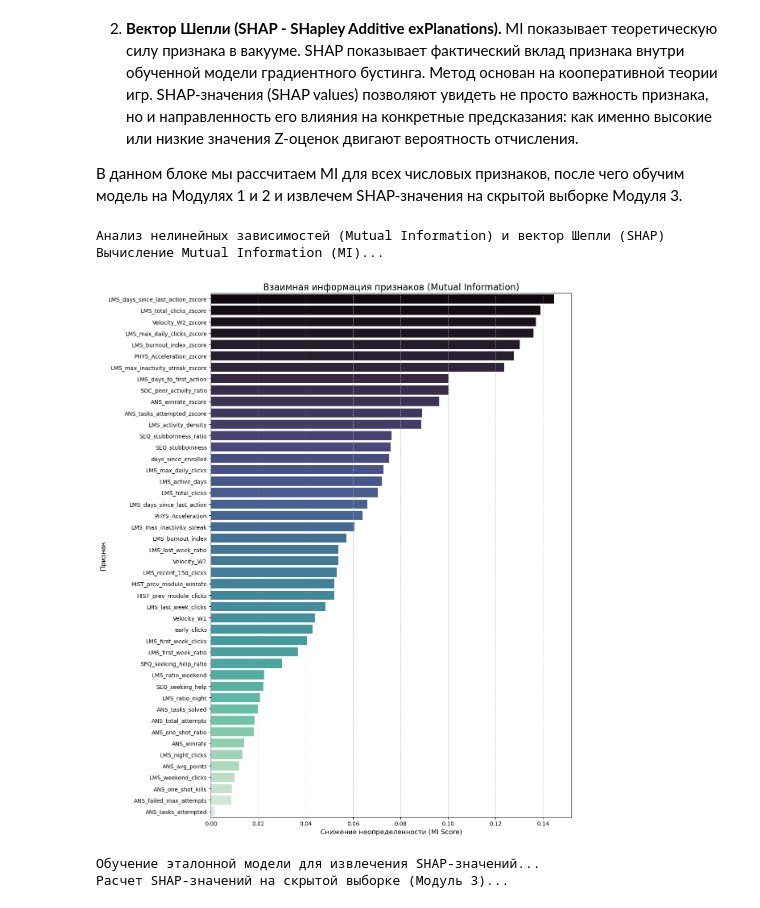
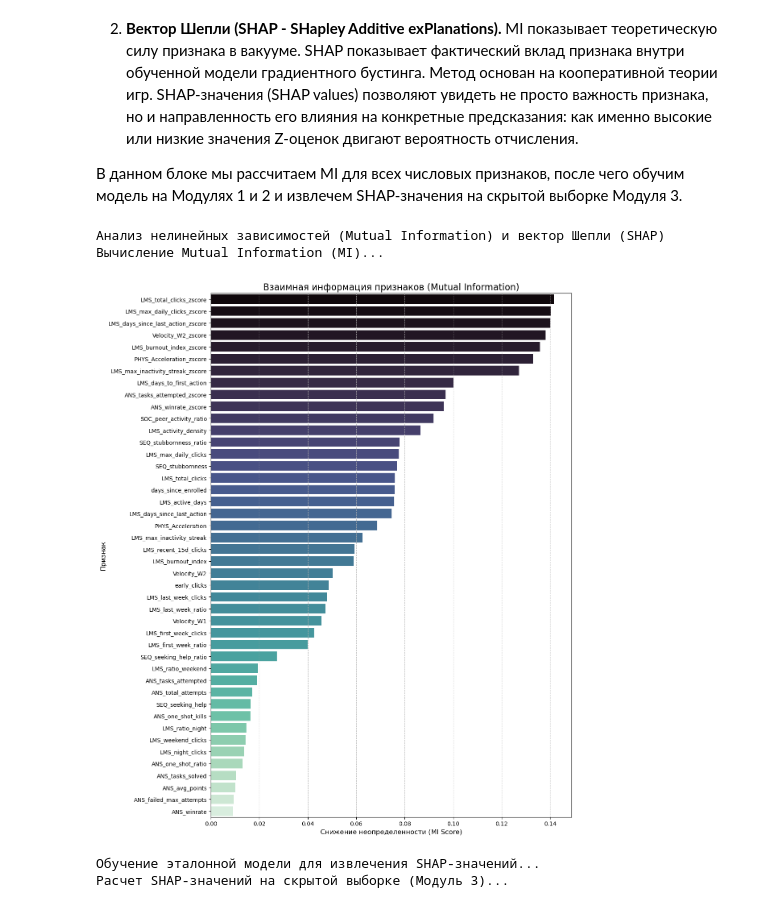
Before and after one commit to mariyakukhtinova-sys/hackaton_mipt_ds_25, a Jupyter notebook: Feature Selection/Feature Selection draft.ipynb, the cells around one changed output. Cells and saved outputs as stored; diff of their text form; code cells hidden in the pictures.

```diff
--- a/Feature Selection/Feature Selection draft.ipynb
+++ b/Feature Selection/Feature Selection draft.ipynb
@@ -623,10 +664,10 @@ sum(df.memory_usage(deep=True).sum() for df in dataframes.values()) / 1024**3
 # %%
 print("Итерация 1: Подготовка базового датасета и расчет профиля успеваемости")
 
-SRC_DIR = Path.cwd() / "src"
 
 # 1. ПОДГОТОВКА БАЗОВОГО ДАТАСЕТА И ДАТ СРЕЗА
 user_course_df = pd.read_csv(SRC_DIR / "status_modules_complete.csv")
+marias_df = user_course_df
 
 # 1. ПОДГОТОВКА ТАРГЕТА (Используем данные из памяти)
 base_target_df = user_course_df[['module', 'user_id', 'course_id', 'level_bin', 'status_by_best_heuristic']].copy()
@@ -5133,12 +5061,6 @@ plt.show()
 
 ## Скрипт сборки признакового пространства и расчета корреляций
 # %%
-import pandas as pd
-import numpy as np
-import matplotlib.pyplot as plt
-import seaborn as sns
-from scipy.stats import spearmanr
-
 print("Сборка полного признакового пространства и расчет корреляционной матрицы")
 
 # ==========================================
@@ -5329,9 +5251,7 @@ df_mega['SOC_peer_activity_ratio'] = (df_mega['LMS_total_clicks'] / df_mega['SOC
 df_mega['SOC_peer_activity_ratio'] = df_mega['SOC_peer_activity_ratio'].fillna(0)
 
 # --- 3.7 Исторический профиль (Track Record) ---
-df_mega = df_mega.sort_values(['user_id', 'module'])
-df_mega['HIST_prev_module_clicks'] = df_mega.groupby('user_id')['LMS_total_clicks'].shift(1).fillna(-1).astype('float32')
-df_mega['HIST_prev_module_winrate'] = df_mega.groupby('user_id')['ANS_winrate'].shift(1).fillna(-1).astype('float32')
+# удалён
 
 # --- 3.8 Z-Scores ---
 cols_to_normalize = ['LMS_total_clicks', 'LMS_days_since_last_action', 'LMS_burnout_index', 'LMS_max_inactivity_streak', 'LMS_max_daily_clicks', 'Velocity_W2', 'PHYS_Acceleration', 'ANS_winrate', 'ANS_tasks_attempted']
@@ -5431,12 +5351,6 @@ MI показывает теоретическую силу признака в
 
 В данном блоке мы рассчитаем MI для всех числовых признаков, после чего обучим модель на Модулях 1 и 2 и извлечем SHAP-значения на скрытой выборке Модуля 3.
 # %%
-try:
-    import shap
-except ImportError:
-    print("Для построения SHAP-графиков установите библиотеку: pip install shap")
-    raise
-
 print("Анализ нелинейных зависимостей (Mutual Information) и вектор Шепли (SHAP)")
 
 # ==========================================
@@ -5522,33 +5436,33 @@ model_shap.fit(train_pool)
 
 # ==========================================
 # 3. ИЗВЛЕЧЕНИЕ И ВИЗУАЛИЗАЦИЯ SHAP VALUES
 # ==========================================
 print("Расчет SHAP-значений на скрытой выборке (Модуль 3)...")
 
 # Инициализация TreeExplainer
 explainer = shap.TreeExplainer(model_shap)
 
 # Вычисление SHAP-значений для тестовой выборки
 shap_values = explainer.shap_values(X_test)
 
 # Визуализация 1: SHAP Summary Plot (Beeswarm)
 # Отражает плотность распределения и направление влияния признаков
 plt.figure(figsize=(12, 10))
 plt.title("SHAP Summary Plot: Направление влияния признаков на вероятность сдачи ПА\n(Красный - высокие значения фичи, Синий - низкие)\n", fontsize=14)
 shap.summary_plot(shap_values, X_test, max_display=20, show=False)
 plt.tight_layout()
 plt.show()
 
 # Визуализация 2: SHAP Bar Plot (Абсолютная глобальная важность)
 # Усредненное абсолютное влияние признака по всем студентам
 plt.figure(figsize=(12, 10))
 plt.title("SHAP Feature Importance (Среднее абсолютное влияние на предсказание)\n", fontsize=14)
 shap.summary_plot(shap_values, X_test, plot_type="bar", max_display=20, color='#1E88E5', show=False)
 plt.tight_layout()
 plt.show()
 # %% [output]
 Анализ нелинейных зависимостей (Mutual Information) и вектор Шепли (SHAP)
 Вычисление Mutual Information (MI)...
-[figure, old version]
+[figure, new version]
 Обучение эталонной модели для извлечения SHAP-значений...
 Расчет SHAP-значений на скрытой выборке (Модуль 3)...
```
Also changed, not shown: parts of 34 cells of this notebook, 1 other file.
